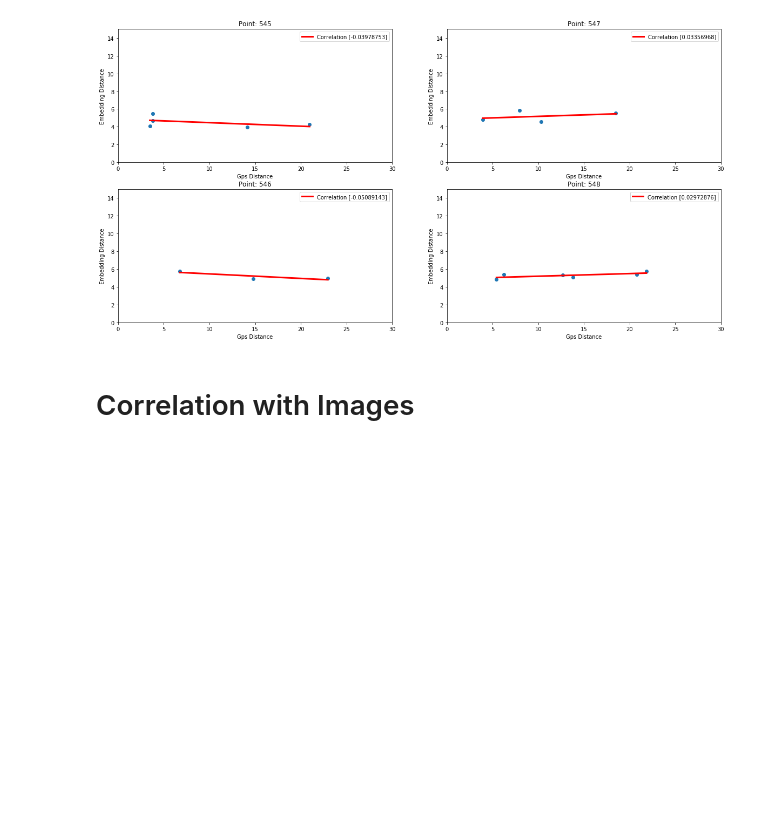
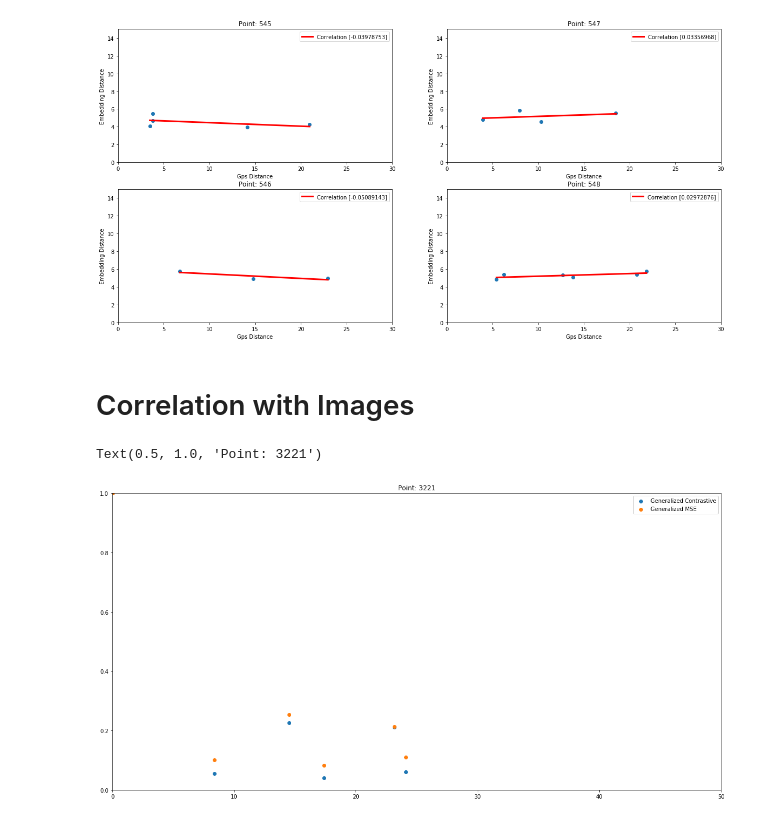
Before and after one commit to Holstrup/PlaceRecognition, a Jupyter notebook: notebooks/Correlation Plots.ipynb, the cells around one changed output. Cells and saved outputs as stored; diff of their text form; code cells hidden in the pictures; blank space fills up the shorter version.

```diff
--- a/notebooks/Correlation Plots.ipynb
+++ b/notebooks/Correlation Plots.ipynb
@@ -456,6 +464,21 @@ emb = 1-emb
 for i in range(len(gps)):
     emb[i][gps[i] > 25] = 1
     gps[i][gps[i] > 25] = 0
+# %%
+#gen_con_gps,gen_con_lat  = gps[seed], emb[seed]
+gen_mse_gps,gen_mse_lat = gps[seed], emb[seed]
+# %%
+fig, ax = plt.subplots(1, 1, figsize=(20,10))
+seed = 3221 #random.randint(1,len(gps)-4)
+plt.scatter(gen_con_gps,gen_con_lat, label='Generalized Contrastive')
+plt.scatter(gen_mse_gps,gen_mse_lat, label='Generalized MSE')
+plt.xlim((0,50))
+plt.ylim((0,1.0))
+plt.legend()
+plt.title(f'Point: {seed}')
+# %% [output]
+Text(0.5, 1.0, 'Point: 3221')
+[figure, added]
 # %%
 fig, ax = plt.subplots(1, 1, figsize=(20,10))
 seed = random.randint(1,len(gps)-4)
```
Also changed, not shown: parts of 10 cells of this notebook, 4 other files.
